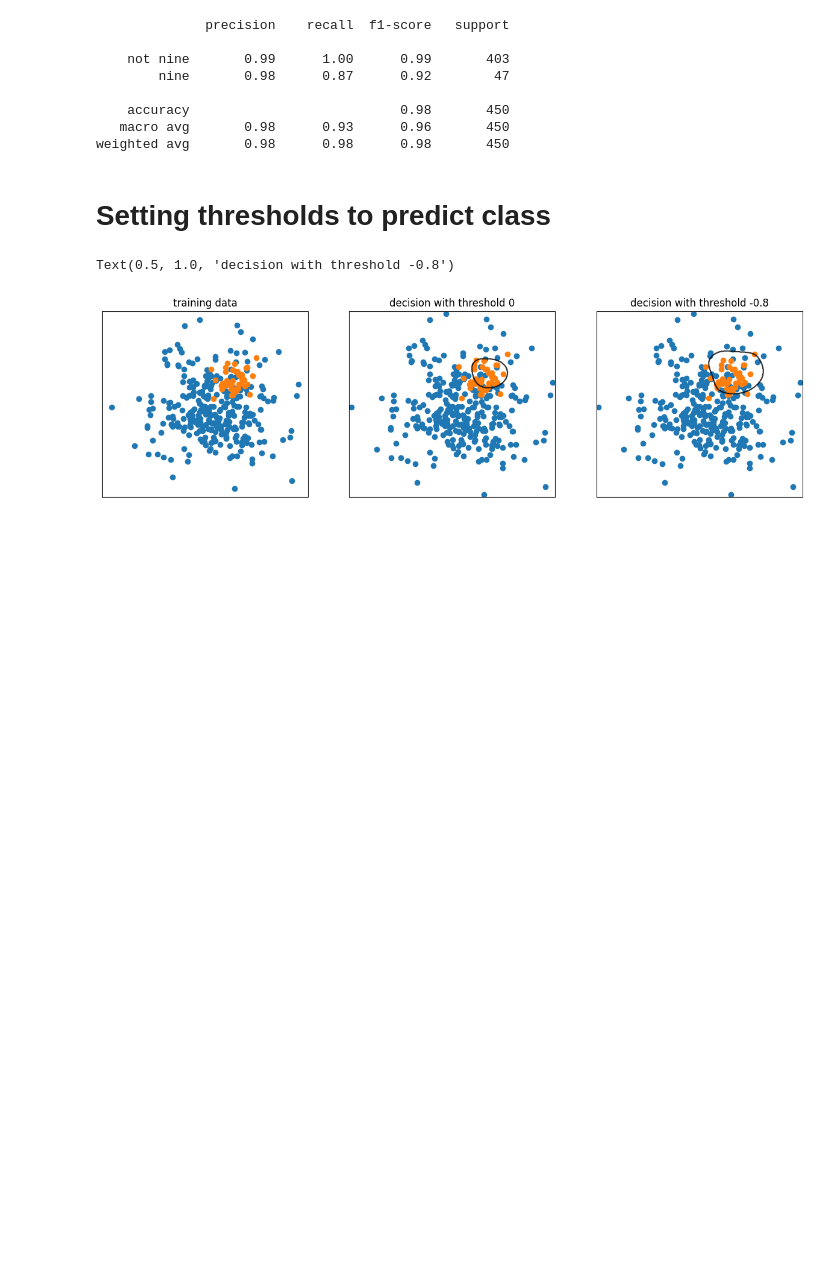
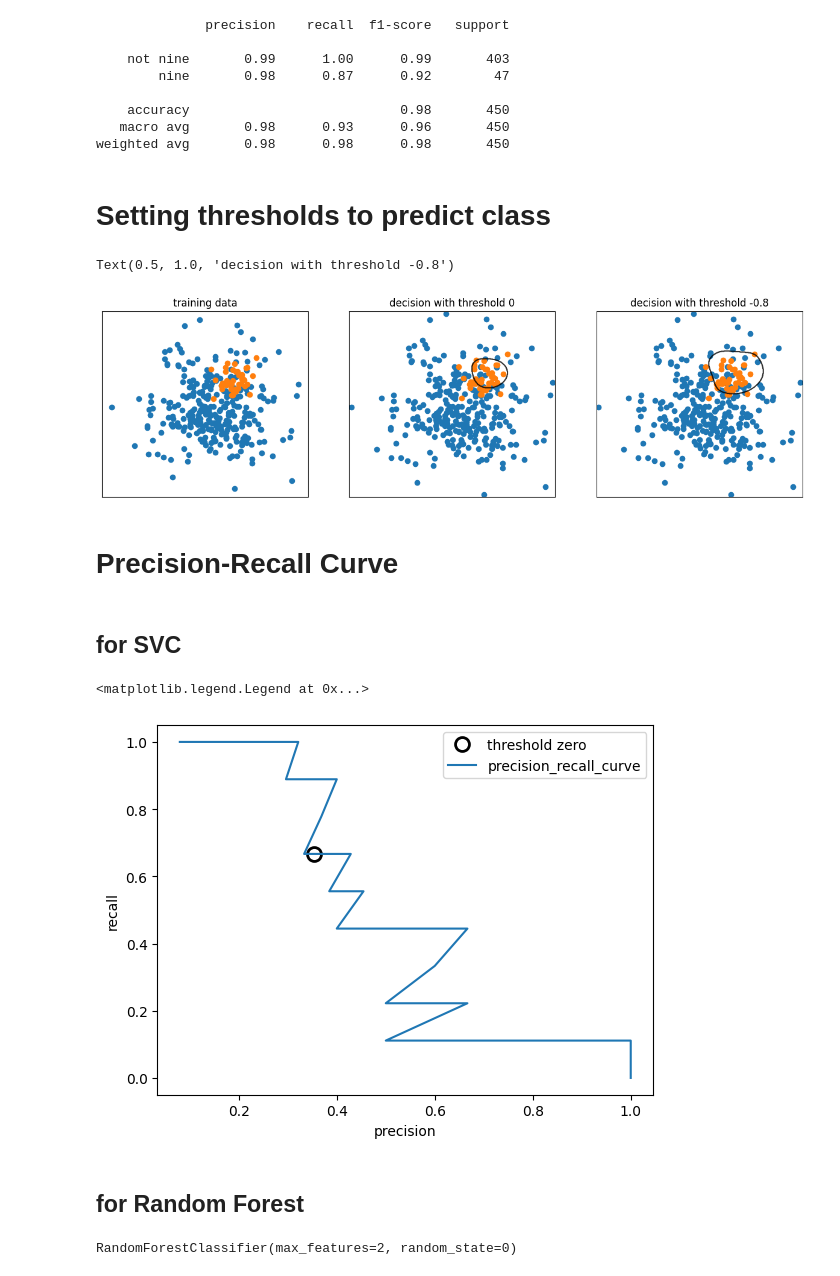
Before and after one commit to abhaykukade/ml_model_evaluation, a Jupyter notebook: model_evaluation.ipynb, the cells around one changed output. Saved outputs shown, nothing was run; the diff lists cells and outputs as text; code cells hidden in the pictures; blank space fills up the shorter version.

```diff
--- a/model_evaluation.ipynb
+++ b/model_evaluation.ipynb
@@ -305,3 +306,23 @@ axes[2].set_title('decision with threshold -0.8')
 # %% [output]
 Text(0.5, 1.0, 'decision with threshold -0.8')
 [figure]
+# %% [markdown]
+# Precision-Recall Curve
+# %% [markdown]
+## for SVC
+# %%
+precision, recall, thresholds = precision_recall_curve(y_test, svc.decision_function(X_test))
+# %%
+close_zero = np.argmin(np.abs(thresholds))
+plt.plot(precision[close_zero], recall[close_zero], 'o', markersize=10, label='threshold zero',
+         fillstyle='none', c='k', mew=2)
+
+plt.plot(precision, recall, label='precision_recall_curve')
+plt.xlabel('precision')
+plt.ylabel('recall')
+plt.legend()
+# %% [output]
+<matplotlib.legend.Legend at 0x...>
+[figure, added]
+# %% [markdown]
+## for Random Forest
@@ -307,0 +333,5 @@ Text(0.5, 1.0, 'decision with threshold -0.8')
+# %%
+rf = RandomForestClassifier(n_estimators=100, random_state=0, max_features=2)
+rf.fit(X_train, y_train)
+# %% [output]
+RandomForestClassifier(max_features=2, random_state=0)
```
Also changed, not shown: parts of 5 cells of this notebook.
